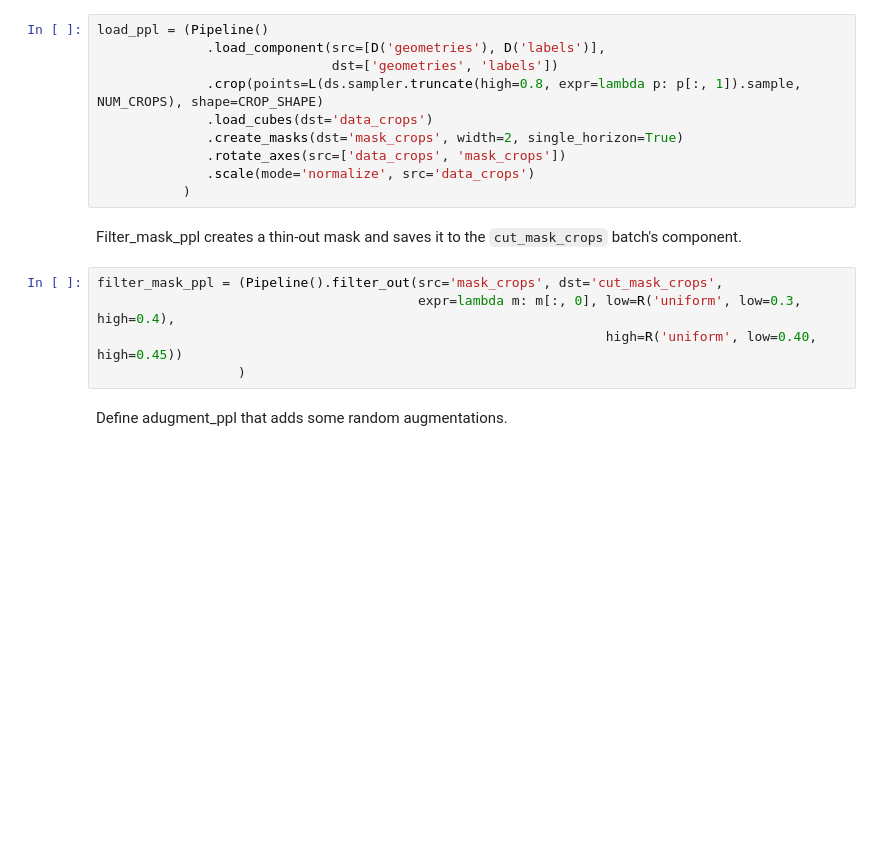
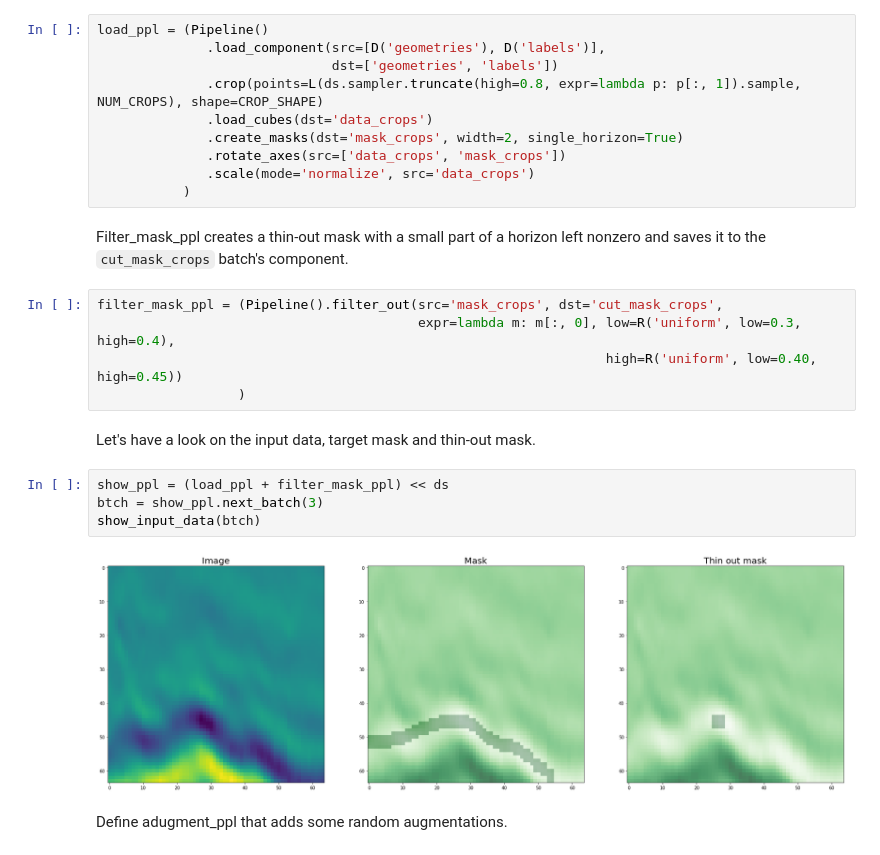
Before and after one commit to sadaqatali2027/seismiqb-1, a Jupyter notebook: models/Horizons_extension.ipynb, the cells around one changed output. Drawn from its saved outputs; the diff is of its cells as text; blank space fills up the shorter version.

```diff
--- a/models/Horizons_extension.ipynb
+++ b/models/Horizons_extension.ipynb
@@ -144,12 +152,20 @@ load_ppl = (Pipeline()
               .scale(mode='normalize', src='data_crops')
            )
 # %% [markdown]
-Filter_mask_ppl creates a thin-out mask and saves it to the `cut_mask_crops` batch's component.
+Filter_mask_ppl creates a thin-out mask with a small part of a horizon left nonzero and saves it to the `cut_mask_crops` batch's component.
 # %%
 filter_mask_ppl = (Pipeline().filter_out(src='mask_crops', dst='cut_mask_crops',
                                          expr=lambda m: m[:, 0], low=R('uniform', low=0.3, high=0.4),
                                                                  high=R('uniform', low=0.40, high=0.45))
                   )
+# %% [markdown]
+Let's have a look on the input data, target mask and thin-out mask.
+# %%
+show_ppl = (load_ppl + filter_mask_ppl) << ds
+btch = show_ppl.next_batch(3)
+show_input_data(btch)
+# %% [output]
+[figure, added]
 # %% [markdown]
 Define adugment_ppl that adds some random augmentations.
 # %%
```
Also changed, not shown: parts of 15 cells of this notebook, 1 other file.
